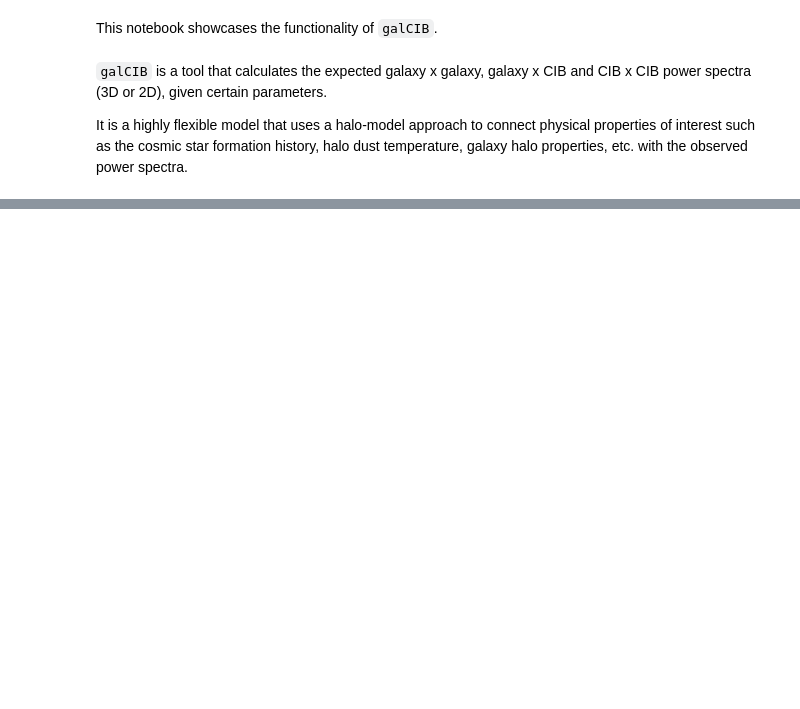
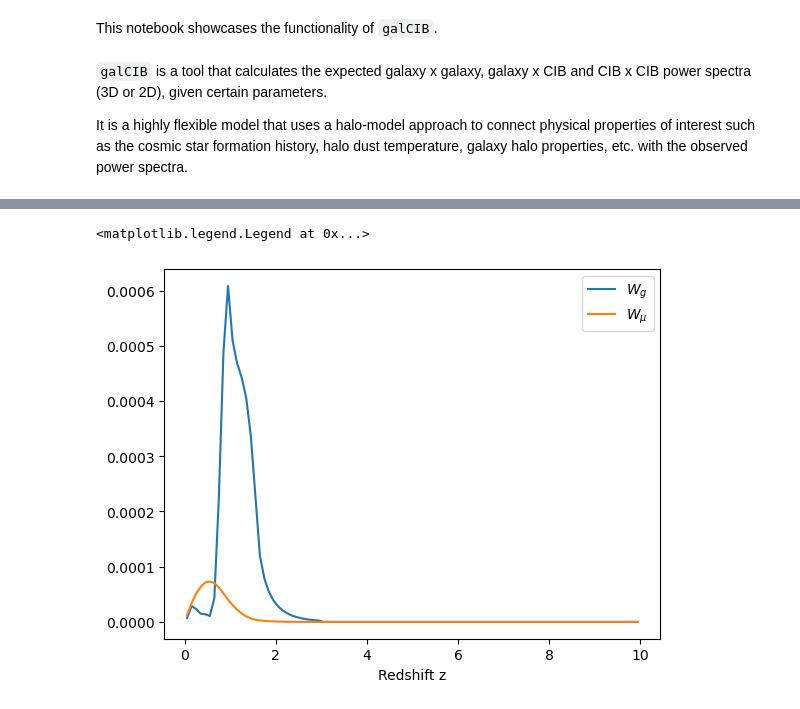
Before and after one commit to destrys/galCIB, a Jupyter notebook: notebooks/minimal.ipynb, the cells around one changed output, grey strips where cells are left out. Drawn from its saved outputs; the diff is of its cells as text; code cells hidden in the pictures; blank space fills up the shorter version.

```diff
--- a/notebooks/minimal.ipynb
+++ b/notebooks/minimal.ipynb
@@ -115,0 +52,8 @@ The top $6$ curves represent the CIB x CIB, the next $3$ represent galaxy X CIB
+# %%
+nu_obs = [353, 545, 857] # Planck effective freq. in GHz
+
+# load Planck filter response curves
+from galCIB.utils.io import load_my_filters
+
+cib_filters = load_my_filters("/Users/tanveerk/research/Macintosh HD/Users/tkarim/research/galCIB/data/filters/",
+                nu_obs=nu_obs)
@@ -115,0 +66,12 @@ The top $6$ curves represent the CIB x CIB, the next $3$ represent galaxy X CIB
+# %%
+from galCIB import Survey
+
+LMIN = 100; LMAX=2000
+ells = np.arange(LMIN, LMAX)
+NSIDE = 1024
+
+example_survey = Survey(z=zs,
+                 pz=pz, mag_alpha=mag_alpha,
+                 cib_filters=cib_filters,
+                 ells=ells, nside=NSIDE,
+                 name="Example")
@@ -115,0 +86,9 @@ The top $6$ curves represent the CIB x CIB, the next $3$ represent galaxy X CIB
+# %%
+ks = np.logspace(-3,1,500)
+Mh = np.logspace(7,15,100)
+
+from galCIB import Cosmology
+
+cosmo = Cosmology(example_survey.z, ks, Mh,
+                  colossus_cosmo_name='planck18',
+                  use_little_h=False)
@@ -115,0 +121,11 @@ The top $6$ curves represent the CIB x CIB, the next $3$ represent galaxy X CIB
+# %%
+# Calculate window
+
+example_survey.compute_windows(cosmo)
+plt.plot(cosmo.z, example_survey.Wg, label = r'$W_g$')
+plt.plot(cosmo.z, example_survey.Wmu, label = r'$W_{\mu}$')
+plt.xlabel("Redshift z")
+plt.legend(loc='best')
+# %% [output]
+<matplotlib.legend.Legend at 0x...>
+[figure, added]
```
Also changed, not shown: parts of 35 cells of this notebook.
